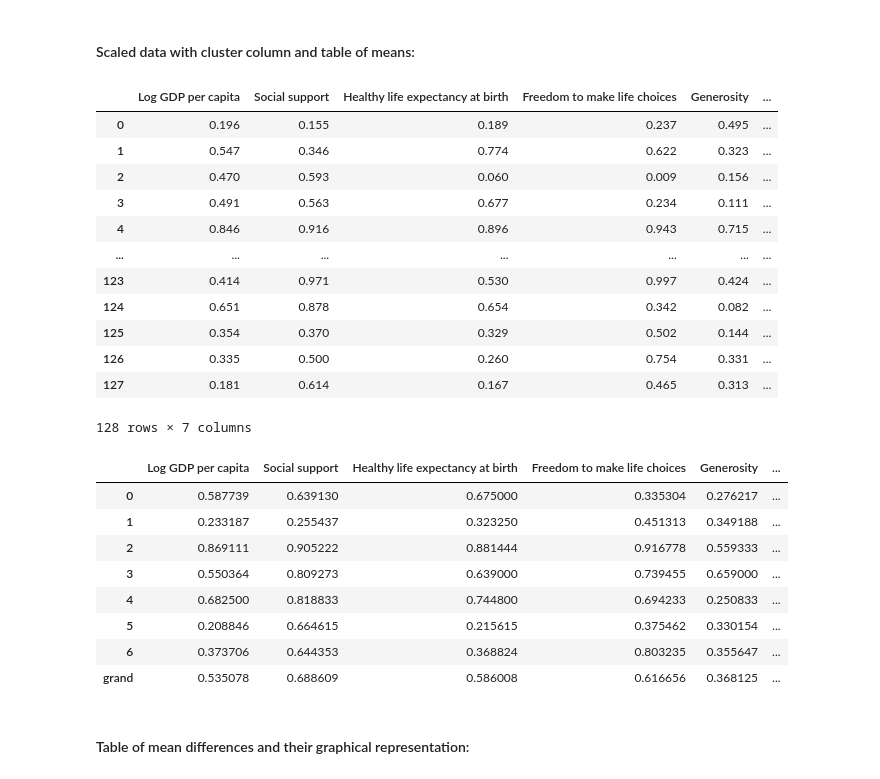
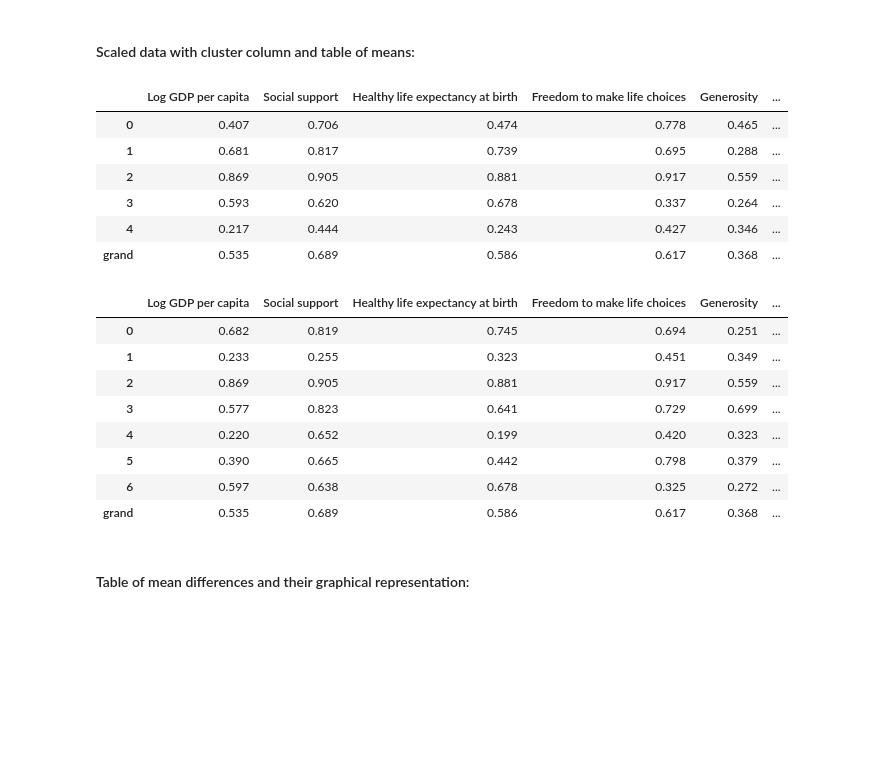
Before and after one commit to TheodorrodeohT/data-analysis, a Jupyter notebook: Dispersion.ipynb, the cells around one changed output. Saved outputs shown, nothing was run; the diff lists cells and outputs as text; code cells hidden in the pictures; blank space fills up the shorter version.

```diff
--- a/Dispersion.ipynb
+++ b/Dispersion.ipynb
@@ -201,4 +199,0 @@ plt.savefig('pairplot.png', bbox_inches='tight')
-# %%
-cur_model = kmeans[best_idx]
-N_clusters = cur_model.cluster_centers_.shape[0]
-display('Number of clusters = %d, model №%d' % (N_clusters, best_idx))
@@ -206,0 +200,10 @@ display('Number of clusters = %d, model №%d' % (N_clusters, best_idx))
+# %%
+for i, idx in enumerate(best_models):
+    pairplot_cluster(df_2014_std,
+                     best_models[idx].fit_predict(df_2014_std),
+                     best_models[idx].cluster_centers_,
+                     best_iter[idx],
+                     idx,
+                     best_models[idx].inertia_);
+    plt.tight_layout()
+    plt.savefig('./img/pairplot_{0}_clusters.png'.format(idx), bbox_inches='tight', pad_inches=1)
@@ -207,7 +213,8 @@ display('Number of clusters = %d, model №%d' % (N_clusters, best_idx))
 # %% [markdown]
 #### Cluster centers:
 # %%
-display(pd.DataFrame(kmeans[best_idx].cluster_centers_.T,
-                     index=np.array(df_2014.columns).reshape(-1, 1),
-                     columns=[x for x in range(0, N_clusters)]))
+centers = dict([(5,[]), (7,[])])
+for idx, model in best_models.items():
+    centers[idx] = pd.DataFrame(model.cluster_centers_.T.round(3), index=np.array(list((map(str, df_2014.columns)))).reshape(-1, 1), columns=[x for x in range(0, idx)])
+    display(centers[idx])
 # %% [output]
@@ -221,7 +235,8 @@ display(pd.DataFrame(kmeans[best_idx].cluster_centers_.T,
 # %% [markdown]
 #### Cluster sizes:
 # %%
-counts = np.unique(cur_model.labels_, return_counts=True)
-counts_df = pd.DataFrame(counts[1], index=counts[0], columns=['Cluster size'])
-display(counts_df.T)
+for idx, model in best_models.items():
+    counts = np.unique(model.labels_, return_counts=True)
+    counts_df = pd.DataFrame(counts[1], index=counts[0], columns=['Cluster size'])
+    display(counts_df.T)
 # %% [output]
@@ -230,39 +247,30 @@ display(counts_df.T)
 # %% [markdown]
 #### Scaled data with cluster column and table of means:
 # %%
-# feature_grand_means = df_2014_std.mean(axis=0)
-feature_grand_means = df_2014_std.mean(axis=0)
-
-# five_clust_df = df_2015_std.copy()
-N_clust_df = df_2014_std.copy()
-N_clust_df = pd.concat((N_clust_df, pd.DataFrame(cur_model.labels_.reshape((-1, 1)), columns=['cluster'])), axis=1)
-display(N_clust_df)
-
-mean_table = pd.concat((N_clust_df.groupby('cluster').mean(), pd.DataFrame(feature_grand_means, columns=['grand']).T), axis=0)
-display(mean_table)
+mean_table = dict([(5,[]), (7,[])])
+for N_clusters, model in best_models.items():
+    feature_grand_means = df_2014_std.mean(axis=0)
+    N_clust_df = df_2014_std.copy()
+    N_clust_df = pd.concat((N_clust_df, pd.DataFrame(model.labels_.reshape((-1, 1)), columns=['cluster'])), axis=1)
+    mean_table[N_clusters] = pd.concat((N_clust_df.groupby('cluster').mean(), pd.DataFrame(feature_grand_means, columns=['grand']).T),axis=0)
+    display(mean_table[N_clusters].round(3))
 # %% [output]
 |  | Log GDP per capita | Social support | Healthy life expectancy at birth | Freedom to make life choices | Generosity | ... |
-| 0 | 0.196 | 0.155 | 0.189 | 0.237 | 0.495 | ... |
-| 1 | 0.547 | 0.346 | 0.774 | 0.622 | 0.323 | ... |
-| 2 | 0.470 | 0.593 | 0.060 | 0.009 | 0.156 | ... |
-| 3 | 0.491 | 0.563 | 0.677 | 0.234 | 0.111 | ... |
-| 4 | 0.846 | 0.916 | 0.896 | 0.943 | 0.715 | ... |
-| ... | ... | ... | ... | ... | ... | ... |
-| 123 | 0.414 | 0.971 | 0.530 | 0.997 | 0.424 | ... |
-| 124 | 0.651 | 0.878 | 0.654 | 0.342 | 0.082 | ... |
-| 125 | 0.354 | 0.370 | 0.329 | 0.502 | 0.144 | ... |
-| 126 | 0.335 | 0.500 | 0.260 | 0.754 | 0.331 | ... |
-| 127 | 0.181 | 0.614 | 0.167 | 0.465 | 0.313 | ... |
+| 0 | 0.407 | 0.706 | 0.474 | 0.778 | 0.465 | ... |
+| 1 | 0.681 | 0.817 | 0.739 | 0.695 | 0.288 | ... |
+| 2 | 0.869 | 0.905 | 0.881 | 0.917 | 0.559 | ... |
+| 3 | 0.593 | 0.620 | 0.678 | 0.337 | 0.264 | ... |
+| 4 | 0.217 | 0.444 | 0.243 | 0.427 | 0.346 | ... |
+| grand | 0.535 | 0.689 | 0.586 | 0.617 | 0.368 | ... |
-128 rows × 7 columns
 |  | Log GDP per capita | Social support | Healthy life expectancy at birth | Freedom to make life choices | Generosity | ... |
-| 0 | 0.587739 | 0.639130 | 0.675000 | 0.335304 | 0.276217 | ... |
-| 1 | 0.233187 | 0.255437 | 0.323250 | 0.451313 | 0.349188 | ... |
-| 2 | 0.869111 | 0.905222 | 0.881444 | 0.916778 | 0.559333 | ... |
-| 3 | 0.550364 | 0.809273 | 0.639000 | 0.739455 | 0.659000 | ... |
-| 4 | 0.682500 | 0.818833 | 0.744800 | 0.694233 | 0.250833 | ... |
-| 5 | 0.208846 | 0.664615 | 0.215615 | 0.375462 | 0.330154 | ... |
-| 6 | 0.373706 | 0.644353 | 0.368824 | 0.803235 | 0.355647 | ... |
-| grand | 0.535078 | 0.688609 | 0.586008 | 0.616656 | 0.368125 | ... |
+| 0 | 0.682 | 0.819 | 0.745 | 0.694 | 0.251 | ... |
+| 1 | 0.233 | 0.255 | 0.323 | 0.451 | 0.349 | ... |
+| 2 | 0.869 | 0.905 | 0.881 | 0.917 | 0.559 | ... |
+| 3 | 0.577 | 0.823 | 0.641 | 0.729 | 0.699 | ... |
+| 4 | 0.220 | 0.652 | 0.199 | 0.420 | 0.323 | ... |
+| 5 | 0.390 | 0.665 | 0.442 | 0.798 | 0.379 | ... |
+| 6 | 0.597 | 0.638 | 0.678 | 0.325 | 0.272 | ... |
+| grand | 0.535 | 0.689 | 0.586 | 0.617 | 0.368 | ... |
 # %% [markdown]
 #### Table of mean differences and their graphical representation:
 # %%
```
Also changed, not shown: parts of 15 cells of this notebook.
